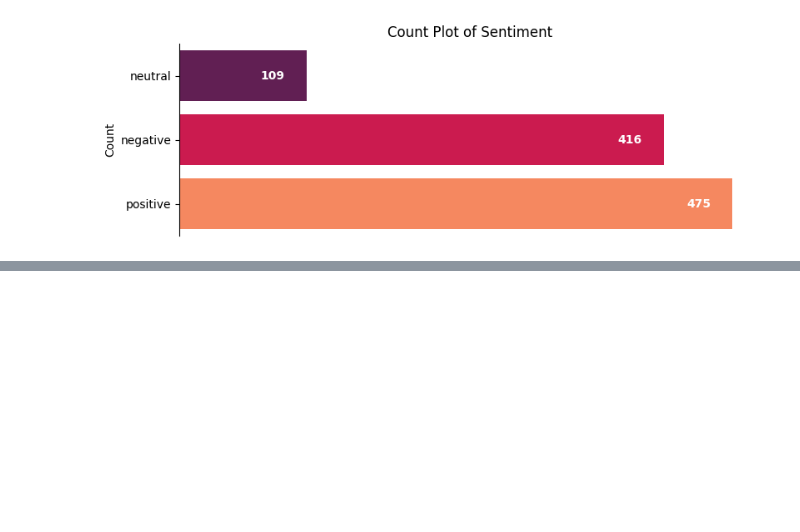
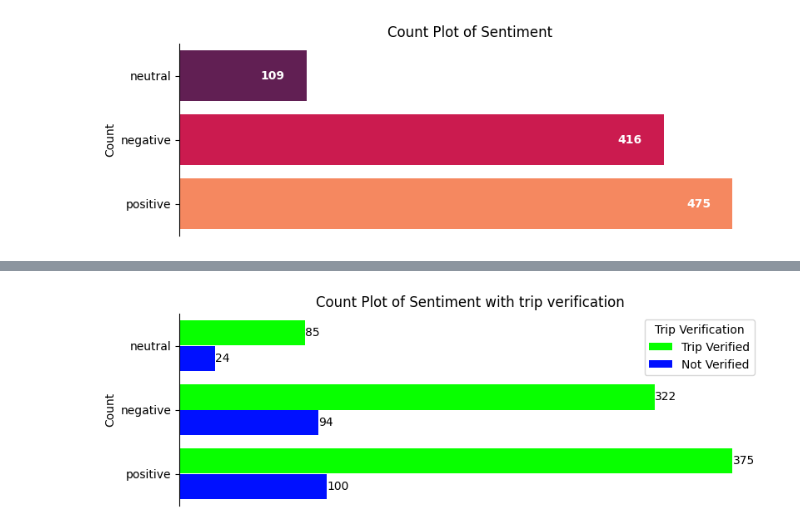
Before and after one commit to BhanuSrihridai/British-Airways, a Jupyter notebook: British_airways.ipynb, the cells around one changed output, grey strips where cells are left out. Saved outputs shown, nothing was run; the diff lists cells and outputs as text; code cells hidden in the pictures; blank space fills up the shorter version.

```diff
--- a/British_airways.ipynb
+++ b/British_airways.ipynb
@@ -405,0 +412,14 @@ axes.xaxis.set_visible(False)
+# %%
+plt.figure(figsize=(9,3))
+
+fig=sns.countplot(data=df,y='Sentiment',width=0.8,saturation=1,palette='hsv',hue='Trip Verification')
+plt.title('Count Plot of Sentiment with trip verification')
+plt.ylabel('Count')
+
+# fig.bar_label(fig.containers[0],color='white',padding=-40,fontweight='bold')                    # Setting the barlables, so that the count can be seen on the bars
+for label in fig.containers:                                                                                # setting barlabels
+  fig.bar_label(label)
+fig.spines[['right','top','bottom']].set_visible(False)                                          # Removing the chart junk like boarders
+fig.xaxis.set_visible(False)                                                                     # Sets visibility of x-axis to False so that x-axis doesn't visible
+# %% [output]
+[figure, added]
```
Also changed, not shown: parts of 11 cells of this notebook.
